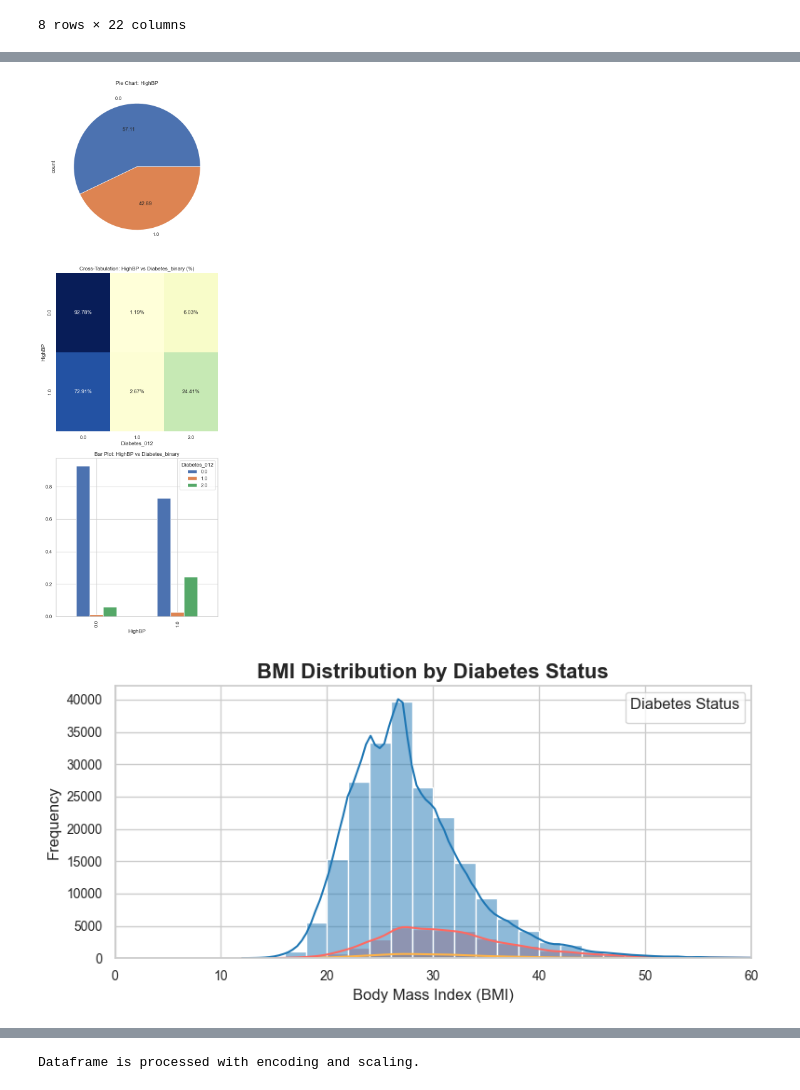
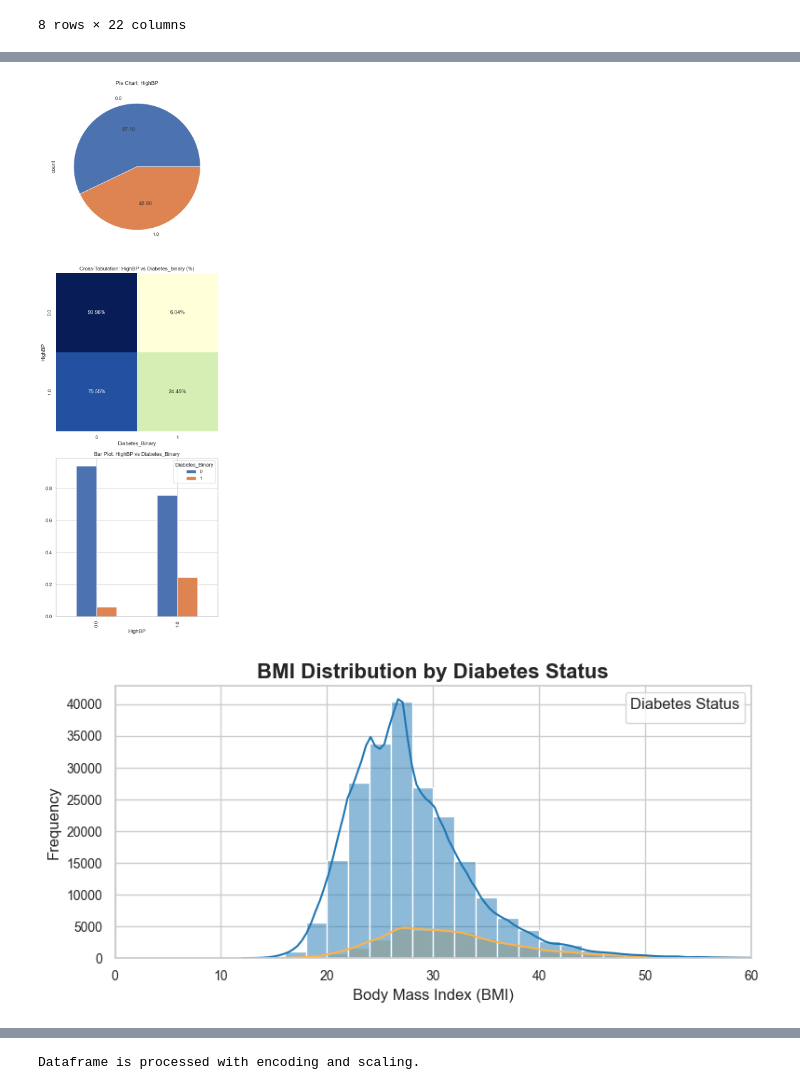
Before and after one commit to luiszanro/DIABETES, a Jupyter notebook: notebooks/diabetes_notebook one.ipynb, the cells around one changed output, grey strips where cells are left out. Cells and saved outputs as stored; diff of their text form; code cells hidden in the pictures.

```diff
--- a/notebooks/diabetes_notebook one.ipynb
+++ b/notebooks/diabetes_notebook one.ipynb
@@ -76,0 +86,15 @@ df.describe()
+# %%
+import pandas as pd
+
+# Load dataset (if not already loaded)
+df = pd.read_csv(r"C:\Users\luisz\Desktop\GASTRIC-CANCER2\diabetes_dataset.csv")
+
+# Ensure correct conversion: Only 2 becomes 1, everything else stays 0
+df['Diabetes_Binary'] = df['Diabetes_012'].map({0.0: 0, 1.0: 0, 2.0: 1})
+
+# Drop the old column so Diabetes_Binary fully replaces Diabetes_012
+df.drop(columns=['Diabetes_012'], inplace=True)
+
+# Verify transformation
+print(df.head())  # Check first few rows
+print(df.columns)  # Confirm column replacement
@@ -76,0 +144,7 @@ df.describe()
+# %%
+# Korrelation der numerischen Spalten mit der Zielvariable
+corr = df.corr()['Diabetes_Binary'].sort_values()
+print("Korrelationen mit 'Diabetes':\n", corr)
+sns.set_theme(style="whitegrid")
+palette = {"0.0": "#1f77b4", "1.0": "#2ca02c", "2.0": "#d62728"}  # Blue, Green, Red
+df['Diabetes_Binary'] = df['Diabetes_Binary'].astype(str)
@@ -165,17 +221,0 @@ Passing `palette` without assigning `hue` is deprecated and will be removed in v
-# %%
-sns.set_theme(style="whitegrid")
-
-palette = {"0.0": "#1f77b4", "1.0": "#2ca02c", "2.0": "#d62728"}  # Blue, Green, Red
-df['Diabetes_012'] = df['Diabetes_012'].astype(str)
-
-plt.figure(figsize=(8, 4))  # Adjust figure size
-sns.boxplot(x='Diabetes_012', y='BMI', data=df, palette=palette, width=0.6, linewidth=1.2)
-
-plt.title("BMI Distribution Across Diabetes Categories", fontsize=16, fontweight='bold')
-plt.xlabel("Diabetes Category (0 = None, 1 = Pre-Diabetes, 2 = Diabetes)", fontsize=12)
-plt.ylabel("BMI (Body Mass Index)", fontsize=12)
-plt.xticks(fontsize=10)
-plt.yticks(fontsize=10)
-plt.grid(axis='y', linestyle='--', alpha=0.7)
-plt.tight_layout()
-plt.show()
@@ -215,33 +228,37 @@ def visualize_feature(feature_name, df):
     axes[0].set_title(f'Pie Chart: {feature_name}')
 
     # Crosstab heatmap
-    cross_tab = pd.crosstab(df[feature_name], df['Diabetes_012'], normalize='index')
+    cross_tab = pd.crosstab(df[feature_name], df['Diabetes_Binary'], normalize='index')
     sns.heatmap(cross_tab, annot=True, cmap='YlGnBu', fmt='0.2%', cbar=False, ax=axes[1])
     axes[1].set_title(f'Cross-Tabulation: {feature_name} vs Diabetes_binary (%)')
 
     # Crosstab bar plot
     cross_tab.plot(kind='bar', ax=axes[2])
-    axes[2].set_title(f'Bar Plot: {feature_name} vs Diabetes_binary')
+    axes[2].set_title(f'Bar Plot: {feature_name} vs Diabetes_Binary')
 
     plt.tight_layout()
     plt.show()
 # %%
-visualize_feature('HighBP' , df_one)
+visualize_feature('HighBP' , df)
 # %% [output]
-[figure, old version]
+[figure, new version]
 # %%
+import pandas as pd
+import seaborn as sns
+import matplotlib.pyplot as plt
+
 # Set theme and style for a clean modern look
 sns.set_theme(style="whitegrid")
 
 # Update color palette with stronger blue
-palette = {"0.0": "#1f77b4", "1.0": "#ffb347", "2.0": "#ff6961"}  # Strong blue, orange, red
+palette = {"0": "#1f77b4", "1": "#ffb347"}  # Strong blue, orange (only need 0 & 1)
 
-# Ensure 'Diabetes_012' column is of type string
-df['Diabetes_012'] = df['Diabetes_012'].astype(str)
+# Ensure 'Diabetes_Binary' column is of type string for proper mapping
+df['Diabetes_Binary'] = df['Diabetes_Binary'].astype(str)
 
-# Create the plot with enhancements
+# Create the histogram plot with enhancements
 plt.figure(figsize=(8, 4))  # Adjust figure size
-sns.histplot(data=df, x='BMI', hue='Diabetes_012', palette=palette, kde=True, binwidth=2)
+sns.histplot(data=df, x='BMI', hue='Diabetes_Binary', palette=palette, kde=True, binwidth=2)
 
 # Add title and customize axis labels
 plt.title("BMI Distribution by Diabetes Status", fontsize=16, fontweight='bold')
@@ -260,4 +277,4 @@ plt.legend(title="Diabetes Status", loc="upper right", fontsize=10)
 plt.tight_layout()
 plt.show()
 # %% [output]
-[figure, old version]
+[figure, new version]
```
Also changed, not shown: parts of 74 cells of this notebook, 5 other files.
